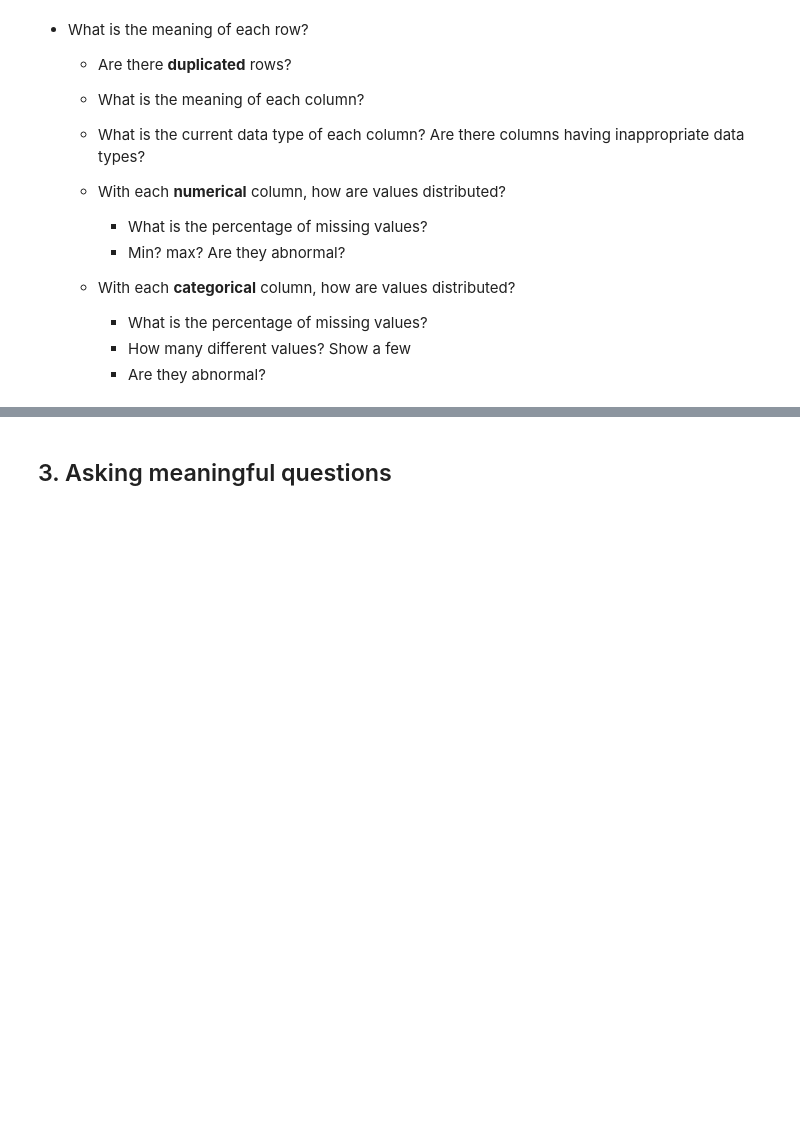
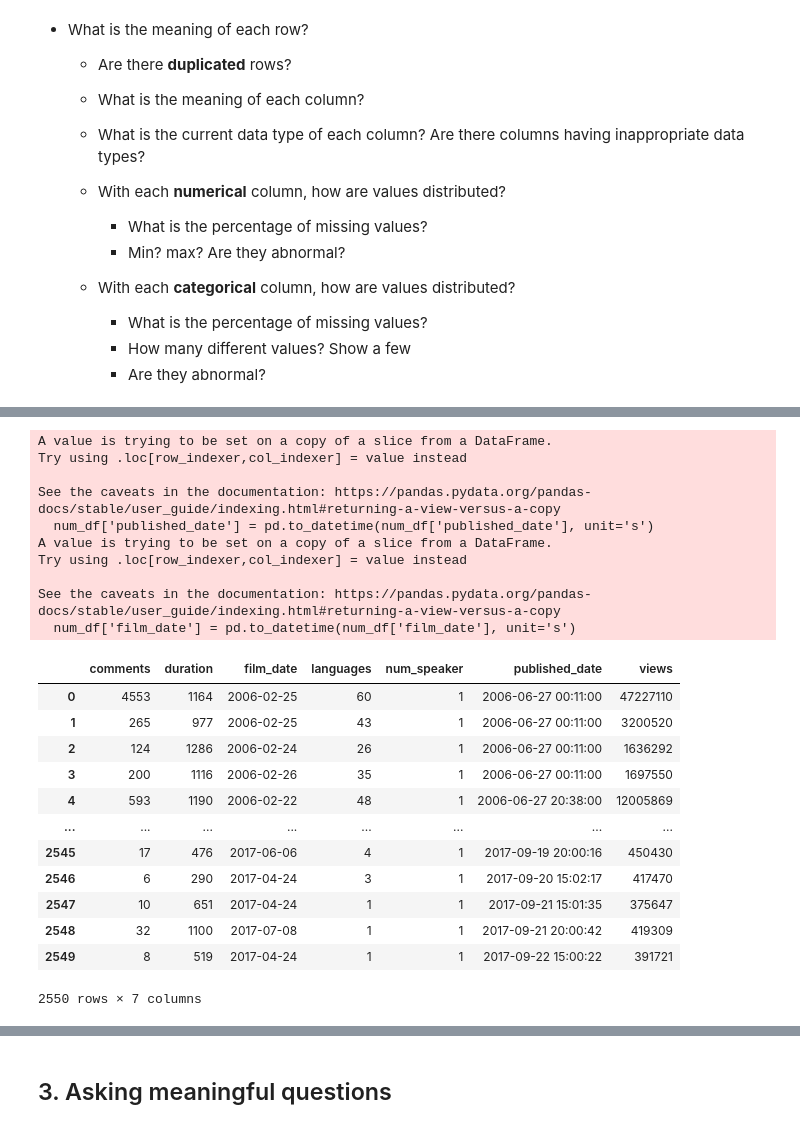
Before and after one commit to devlmhieu7521/LTKHDL_Final, a Jupyter notebook: project_final.ipynb, the cells around one changed output, grey strips where cells are left out. Cells and saved outputs as stored; diff of their text form; code cells hidden in the pictures; blank space fills up the shorter version.

```diff
--- a/project_final.ipynb
+++ b/project_final.ipynb
@@ -166,0 +124,28 @@ dtype: int64
+# %%
+num_df['published_date'] = pd.to_datetime(num_df['published_date'], unit='s')
+num_df['film_date'] = pd.to_datetime(num_df['film_date'], unit='s')
+num_df
+# %% [output]
+A value is trying to be set on a copy of a slice from a DataFrame.
+Try using .loc[row_indexer,col_indexer] = value instead
+
+See the caveats in the documentation: https://pandas.pydata.org/pandas-docs/stable/user_guide/indexing.html#returning-a-view-versus-a-copy
+  num_df['published_date'] = pd.to_datetime(num_df['published_date'], unit='s')
+A value is trying to be set on a copy of a slice from a DataFrame.
+Try using .loc[row_indexer,col_indexer] = value instead
+
+See the caveats in the documentation: https://pandas.pydata.org/pandas-docs/stable/user_guide/indexing.html#returning-a-view-versus-a-copy
+  num_df['film_date'] = pd.to_datetime(num_df['film_date'], unit='s')
+|  | comments | duration | film_date | languages | num_speaker | published_date | views |
+| 0 | 4553 | 1164 | 2006-02-25 | 60 | 1 | 2006-06-27 00:11:00 | 47227110 |
+| 1 | 265 | 977 | 2006-02-25 | 43 | 1 | 2006-06-27 00:11:00 | 3200520 |
+| 2 | 124 | 1286 | 2006-02-24 | 26 | 1 | 2006-06-27 00:11:00 | 1636292 |
+| 3 | 200 | 1116 | 2006-02-26 | 35 | 1 | 2006-06-27 00:11:00 | 1697550 |
+| 4 | 593 | 1190 | 2006-02-22 | 48 | 1 | 2006-06-27 20:38:00 | 12005869 |
+| ... | ... | ... | ... | ... | ... | ... | ... |
+| 2545 | 17 | 476 | 2017-06-06 | 4 | 1 | 2017-09-19 20:00:16 | 450430 |
+| 2546 | 6 | 290 | 2017-04-24 | 3 | 1 | 2017-09-20 15:02:17 | 417470 |
+| 2547 | 10 | 651 | 2017-04-24 | 1 | 1 | 2017-09-21 15:01:35 | 375647 |
+| 2548 | 32 | 1100 | 2017-07-08 | 1 | 1 | 2017-09-21 20:00:42 | 419309 |
+| 2549 | 8 | 519 | 2017-04-24 | 1 | 1 | 2017-09-22 15:00:22 | 391721 |
+2550 rows × 7 columns
```
Also changed, not shown: parts of 33 cells of this notebook.
